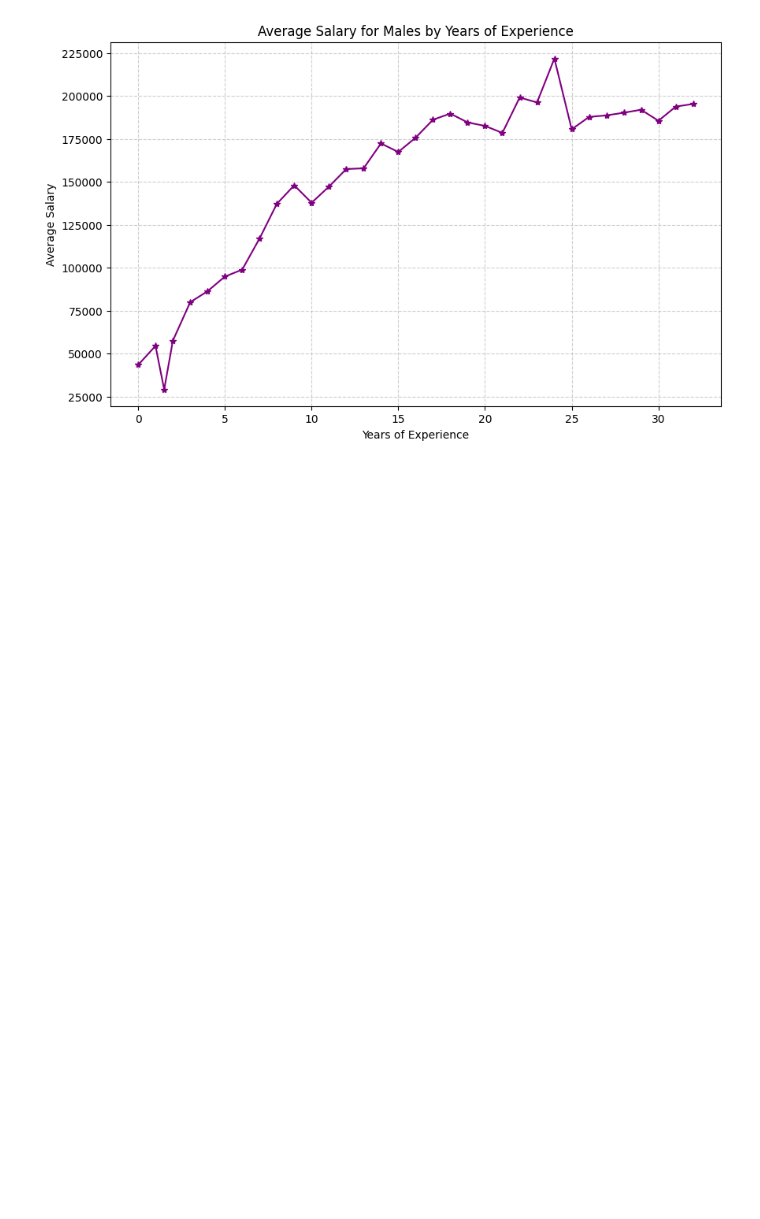
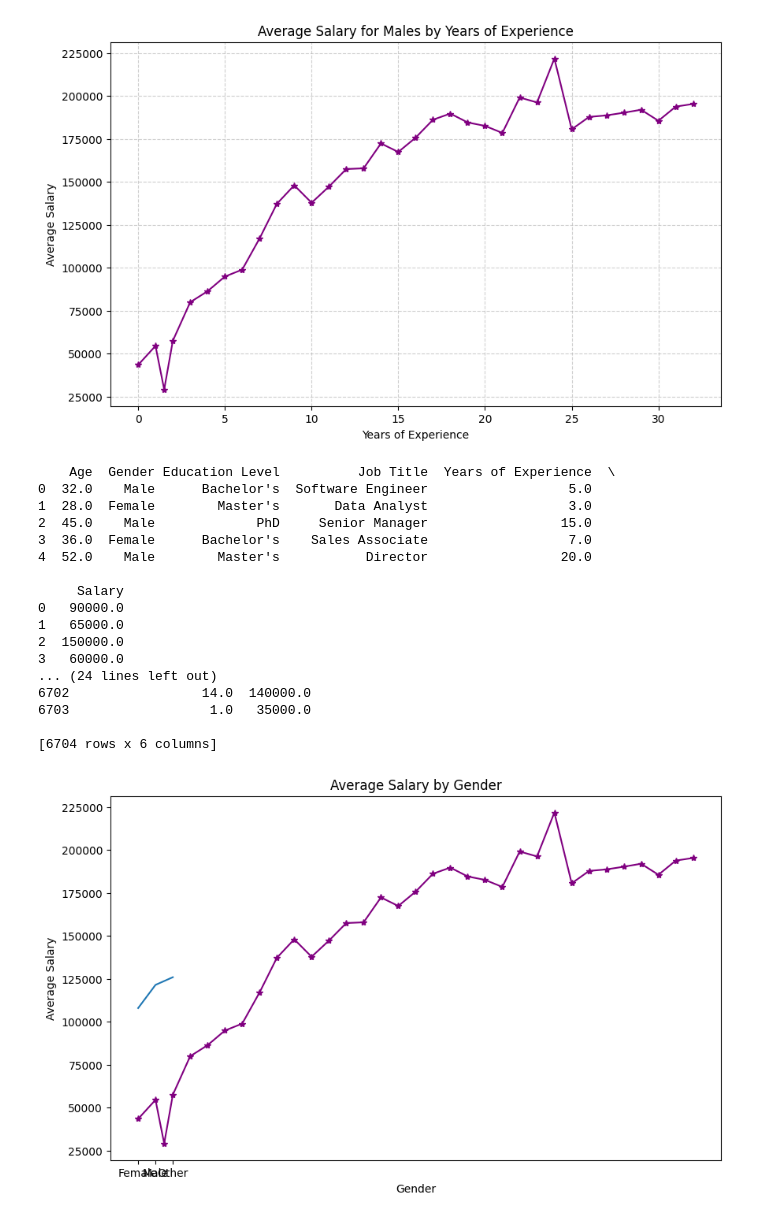
Before and after one commit to manik910/Python-practice, a Jupyter notebook: project.ipynb, the cells around one changed output. Drawn from its saved outputs; the diff is of its cells as text; code cells hidden in the pictures; blank space fills up the shorter version.

```diff
--- a/project.ipynb
+++ b/project.ipynb
@@ -107,3 +107,40 @@ plt.show()
 
 [6704 rows x 6 columns]
 [figure]
+# %%
+import matplotlib.pyplot as plt
+import pandas as pd
+m = pd.read_csv("Salary.csv")
+
+print(m.head())
+print(m)
+
+average_salary_by_gender = m.groupby('Gender')['Salary'].mean().reset_index()
+
+plt.figure(figsize=(10, 6))
+plt.plot(average_salary_by_gender['Gender'], average_salary_by_gender['Salary'])
+plt.title('Average Salary by Gender')
+plt.plot(x, y, marker='*', linestyle='-', color='purple')
+plt.xlabel('Gender')
+plt.ylabel('Average Salary')
+print()
+plt.show()
+# %% [output]
+    Age  Gender Education Level          Job Title  Years of Experience  \
+0  32.0    Male      Bachelor's  Software Engineer                  5.0
+1  28.0  Female        Master's       Data Analyst                  3.0
+2  45.0    Male             PhD     Senior Manager                 15.0
+3  36.0  Female      Bachelor's    Sales Associate                  7.0
+4  52.0    Male        Master's           Director                 20.0
+
+     Salary
+0   90000.0
+1   65000.0
+2  150000.0
+3   60000.0
+... (24 lines left out)
+6702                 14.0  140000.0
+6703                  1.0   35000.0
+
+[6704 rows x 6 columns]
+[figure, added]
```
